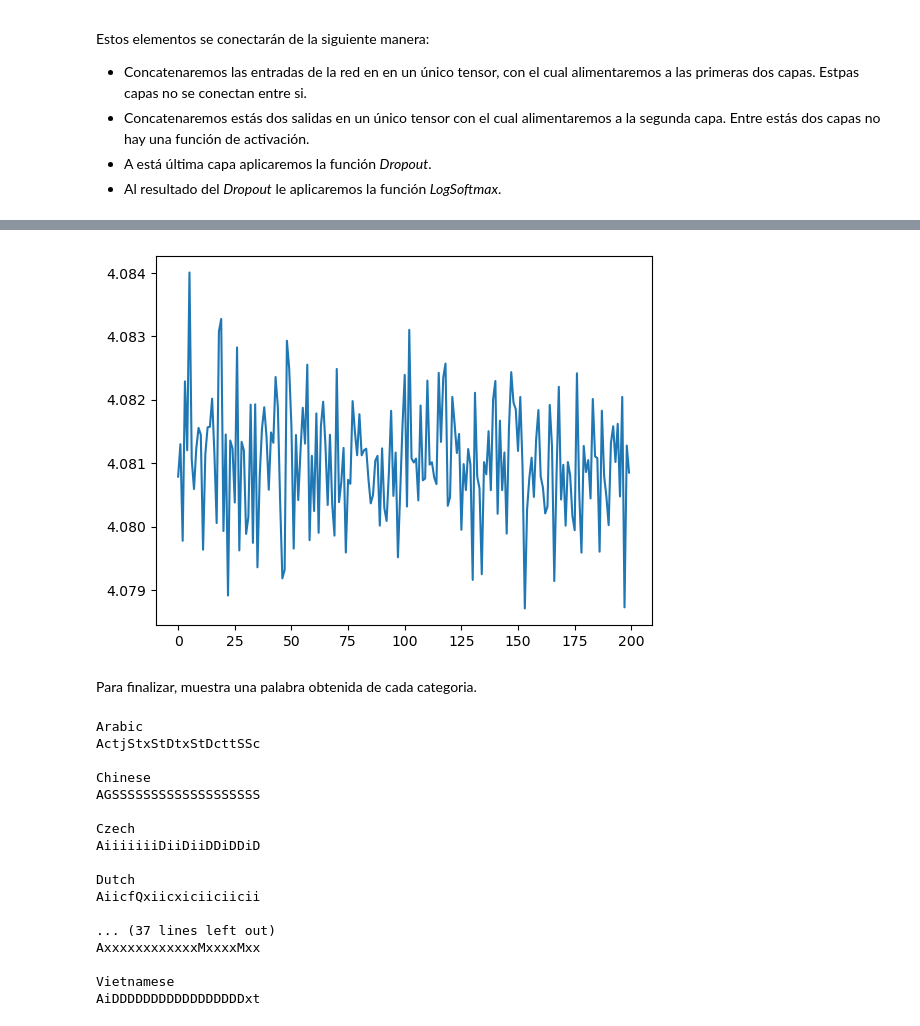
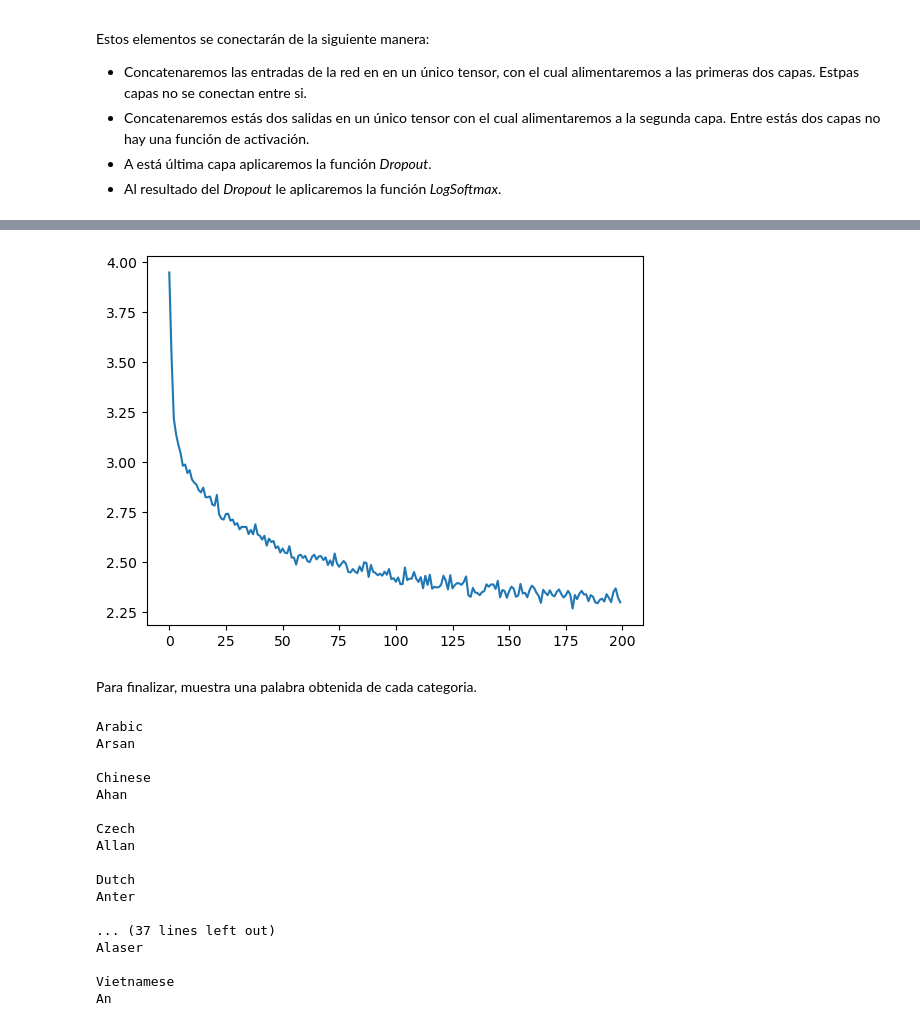
Before and after one commit to CarlosCastanon2099/Redes-Neuronales, a Jupyter notebook: Practicas/Practica-08/RedRecurrente.ipynb, the cells around one changed output, grey strips where cells are left out. Drawn from its saved outputs; the diff is of its cells as text; code cells hidden in the pictures.

Commit message:
04-05-2024 Practica-09 Entrenamiento casi completo

```diff
--- a/Practicas/Practica-08/RedRecurrente.ipynb
+++ b/Practicas/Practica-08/RedRecurrente.ipynb
@@ -232,7 +232,7 @@ def randomTrainingExample():
 
     return category_tensor, input_line_tensor, target_line_tensor
 # %%
-def train(category_tensor, input_line_tensor, target_line_tensor, rnn, criterion, optimizer):
+def train(category_tensor, input_line_tensor, target_line_tensor, rnn, criterion, optimizer, learning_rate=0.0005):
     '''
     Define una función de entrenamiento únicamente para una linea. Para ello debes iterar entre los
     elementos de la linea, e ir sumando los errores obtenidos. Recuerda que antes de leer la palabra
@@ -247,15 +247,18 @@ def train(category_tensor, input_line_tensor, target_line_tensor, rnn, criterion
 
     Retorna el valor de tu loss, dividido entre la cantidad de letras que tenia tu palabra.
     '''
-    # Inicializamos el valor de hidden.
+    # Inicializamos el valor de hidden
+    target_line_tensor.unsqueeze_(-1)
+
     hidden = rnn.initHidden()
+
+    # Hacemos que los gradientes se inicien a cero.
+    rnn.zero_grad()
 
     # Inicializamos el error total.
     #loss = 0
     loss = torch.Tensor([0])
 
-    # Hacemos que los gradientes se inicien a cero.
-    rnn.zero_grad()
 
     # Iteramos sobre cada letra de la palabra.
     for i in range(input_line_tensor.size(0)):
@@ -263,19 +266,19 @@ def train(category_tensor, input_line_tensor, target_line_tensor, rnn, criterion
         output, hidden = rnn(category_tensor, input_line_tensor[i], hidden)
 
         # Obtenemos el error para la letra actual.
-        l = criterion(output, target_line_tensor[i].unsqueeze_(dim=0))
+        #l = criterion(output, target_line_tensor[i].unsqueeze_(dim=0))
+        l = criterion(output, target_line_tensor[i])
 
         # Sumamos el error actual al error total.
         loss += l
 
     # Realizamos el backpropagation.
-    # loss.backward()
+    loss.backward()
 
-    # Realizamos un paso del optimizador.
-    optimizer.step()
+    for p in rnn.parameters():
+        p.data.add_(p.grad.data, alpha=-learning_rate)
 
-    # Retornamos el valor de la loss, dividido entre la cantidad de letras de la palabra.
-    return loss.item() / input_line_tensor.size(0)
+    return output, loss.item() / input_line_tensor.size(0)
 # %%
 import time
 import math
@@ -302,7 +305,7 @@ total_loss = 0 # Reset every plot_every iters
 
 criterion = nn.NLLLoss()
 
-learning_rate = 0.00001
+learning_rate = 0.0005
 
 optimizer = torch.optim.SGD(rnn.parameters(),learning_rate)
 
@@ -315,25 +318,16 @@ start = time.time()
 # así como cuanto tiempo lo has realizado. Al finalizar muestra la gráfica resultante de all_losses. Y
 # guarda tus pesos hasta el momento.
 
+
 for iter in range(1, n_iters + 1):
-    # Obtener un ejemplo de entrenamiento aleatorio.
-    category_tensor, input_line_tensor, target_line_tensor = randomTrainingExample()
-
-    # Realizar el entrenamiento para este ejemplo.
-    loss = train(category_tensor, input_line_tensor, target_line_tensor, rnn, criterion, optimizer)
-
-    # Sumar el error actual al total.
+    output, loss = train(*randomTrainingExample(), rnn, criterion, optimizer, learning_rate)
     total_loss += loss
 
-    # Imprimir el progreso cada print_every iteraciones.
     if iter % print_every == 0:
-        percent = iter / n_iters * 100
-        print('%s (%d %d%%) %.4f' % (timeSince(start), iter, percent, loss))
+        print('%s (%d %d%%) %.4f' % (timeSince(start), iter, iter / n_iters * 100, loss))
 
-    # Guardar el error promedio cada plot_every iteraciones.
     if iter % plot_every == 0:
-        avg_loss = total_loss / plot_every
-        all_losses.append(avg_loss)
+        all_losses.append(total_loss / plot_every)
         total_loss = 0
 
 # Mostrar la gráfica de los errores.
@@ -367,4 +361,4 @@ torch.save(rnn.state_dict(), 'rnn_weights.pth')
-[figure, old version]
+[figure, new version]
 # %%
 max_length = 20
 
@@ -418,19 +412,19 @@ for category in all_categories:
     print()
 # %% [output]
 Arabic
-ActjStxStDtxStDcttSSc
+Arsan
 
 Chinese
-AGSSSSSSSSSSSSSSSSSSS
+Ahan
 
 Czech
-AiiiiiiiDiiDiiDDiDDiD
+Allan
 
 Dutch
-AiicfQxiicxiciiciicii
+Anter
 
 ... (37 lines left out)
-AxxxxxxxxxxxxMxxxxMxx
+Alaser
 
 Vietnamese
-AiDDDDDDDDDDDDDDDDDxt
+An
```
Also changed, not shown: parts of 1 cell of this notebook, 1 other file.
